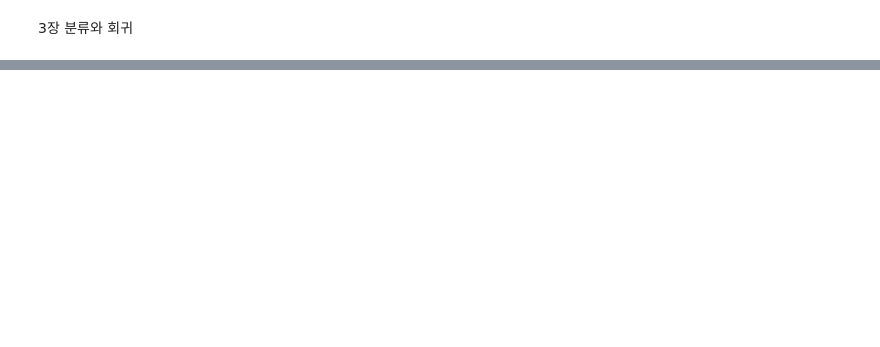
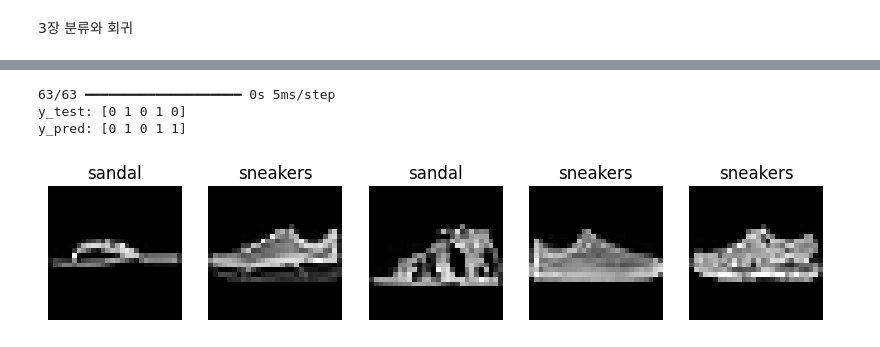
Before and after one commit to changsuk-oh/introduction-to-deep-learning, a Jupyter notebook: 3장_분류와_회귀.ipynb, the cells around one changed output, grey strips where cells are left out. Saved outputs shown, nothing was run; the diff lists cells and outputs as text; code cells hidden in the pictures; blank space fills up the shorter version.

```diff
--- a/3장_분류와_회귀.ipynb
+++ b/3장_분류와_회귀.ipynb
@@ -228,0 +206,22 @@ array([[ 3.4592135],
+# %%
+# 모델 예측(임계치에 따라 0/1 판단)
+threshold = 0.5   # 임계치 0.5
+y_pred = (model.predict(x_test) >= threshold).astype(int)
+
+print(f"y_test: {y_test[:5]}")   # 테스트 데이터 레이블 확인
+print(f"y_pred: {y_pred[:5].reshape(-1)}")   # 예측한 레이블 확인
+
+# 예측 결과 시각화
+plt.figure(figsize=(10, 10))
+
+for i in range(5):
+    plt.subplot(1, 5, i+1)
+    plt.imshow(x_test[i], cmap="gray")
+    plt.title(class_names[y_pred[i].item()])   # 예측한 클래스명 표시
+    plt.axis("off")
+plt.show()
+# %% [output]
+63/63 ━━━━━━━━━━━━━━━━━━━━ 0s 5ms/step
+y_test: [0 1 0 1 0]
+y_pred: [0 1 0 1 1]
+[figure, added]
```
Also changed, not shown: parts of 50 cells of this notebook, 14 other files.
